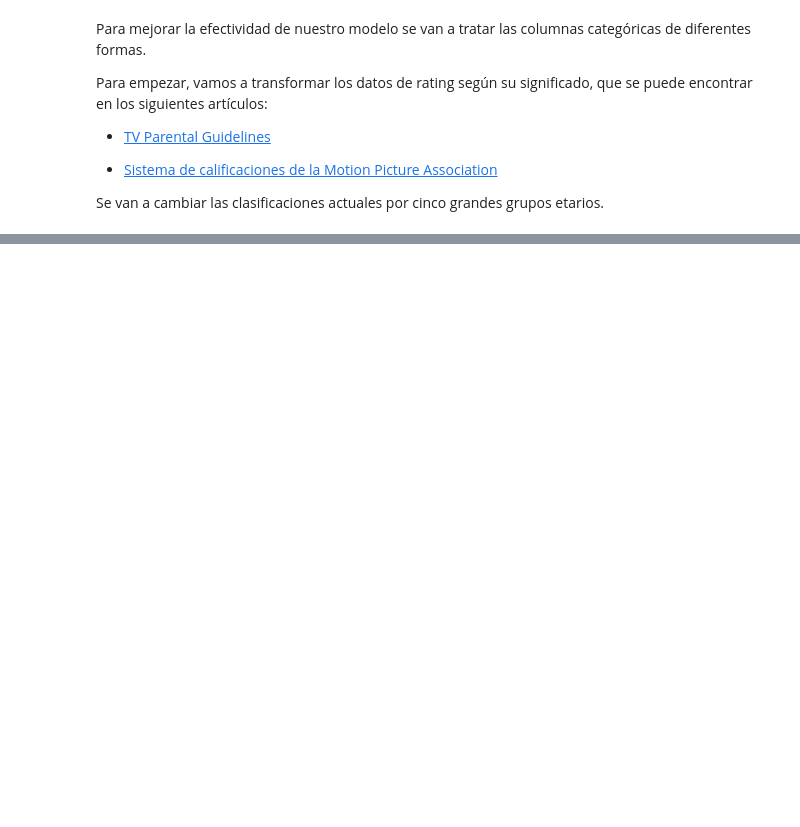
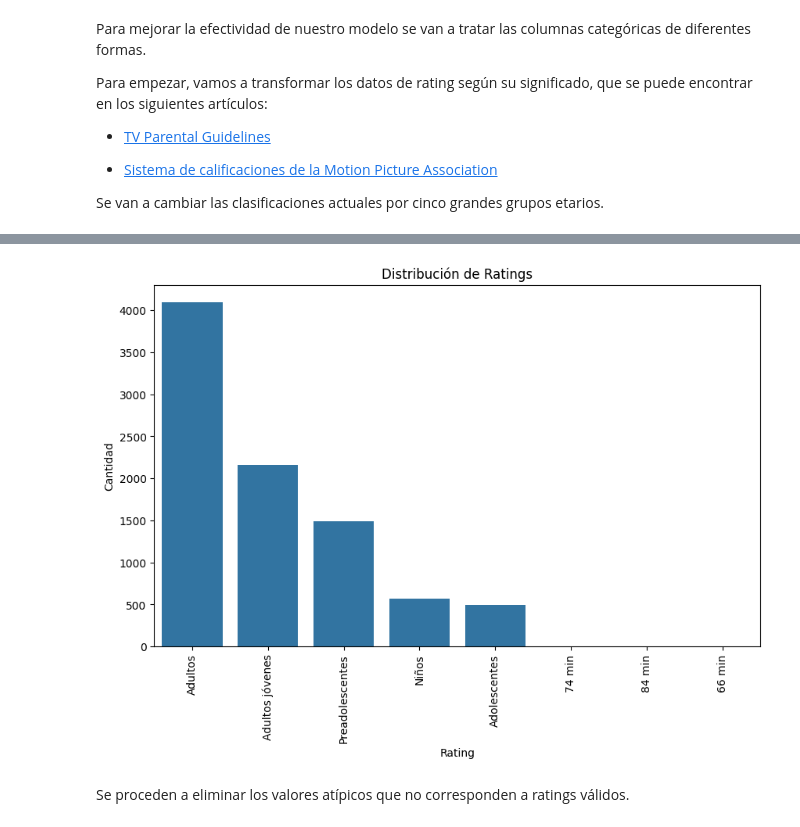
Before and after one commit to robertomartinezedu/Curso-IA-BigData, a Jupyter notebook: PIA/EntregaUd3.ipynb, the cells around one changed output, grey strips where cells are left out. Drawn from its saved outputs; the diff is of its cells as text; code cells hidden in the pictures; blank space fills up the shorter version.

```diff
--- a/PIA/EntregaUd3.ipynb
+++ b/PIA/EntregaUd3.ipynb
@@ -311,4 +315,4 @@ rating_map = {'TV-MA':'Adultos',
               'NC-17':'Adultos',
               'TV-Y7-FV':'Preadolescentes',
               'UR':'Adultos'}
-netflix_df['rating'].replace(new_rating, inplace = True)
+netflix_df['rating'].replace(rating_map, inplace = True)
@@ -314,0 +326,12 @@ netflix_df['rating'].replace(new_rating, inplace = True)
+# %%
+plt.figure(figsize=(10, 6))  # Ajusta el tamaño de la figura si es necesario
+sns.countplot(data=netflix_df, x='rating', order=netflix_df['rating'].value_counts().index)
+plt.xticks(rotation=90)  # Rota las etiquetas del eje x para mejor lectura
+plt.title('Distribución de Ratings')
+plt.xlabel('Rating')
+plt.ylabel('Cantidad')
+plt.show()
+# %% [output]
+[figure, added]
+# %% [markdown]
+Se proceden a eliminar los valores atípicos que no corresponden a ratings válidos.
```
Also changed, not shown: parts of 13 cells of this notebook.
